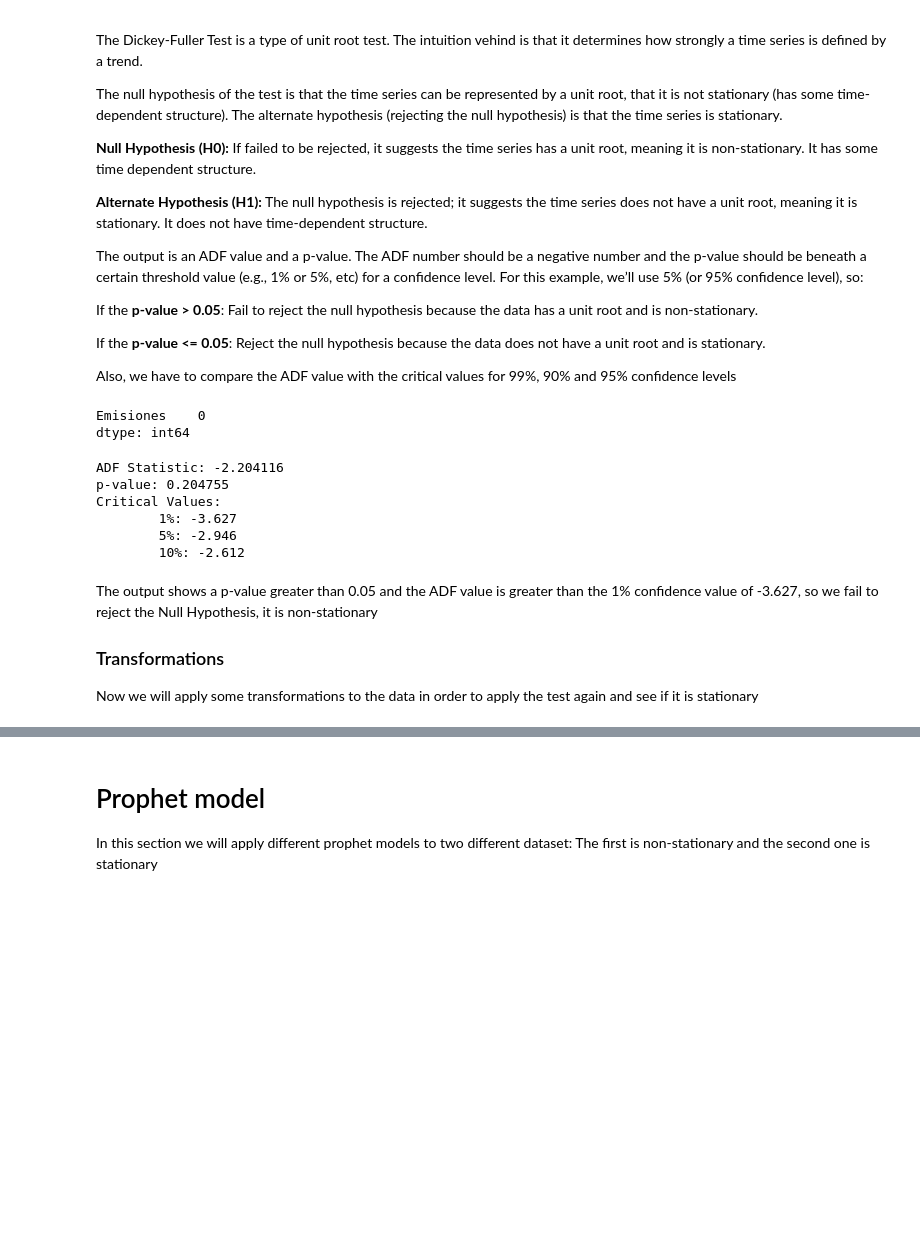
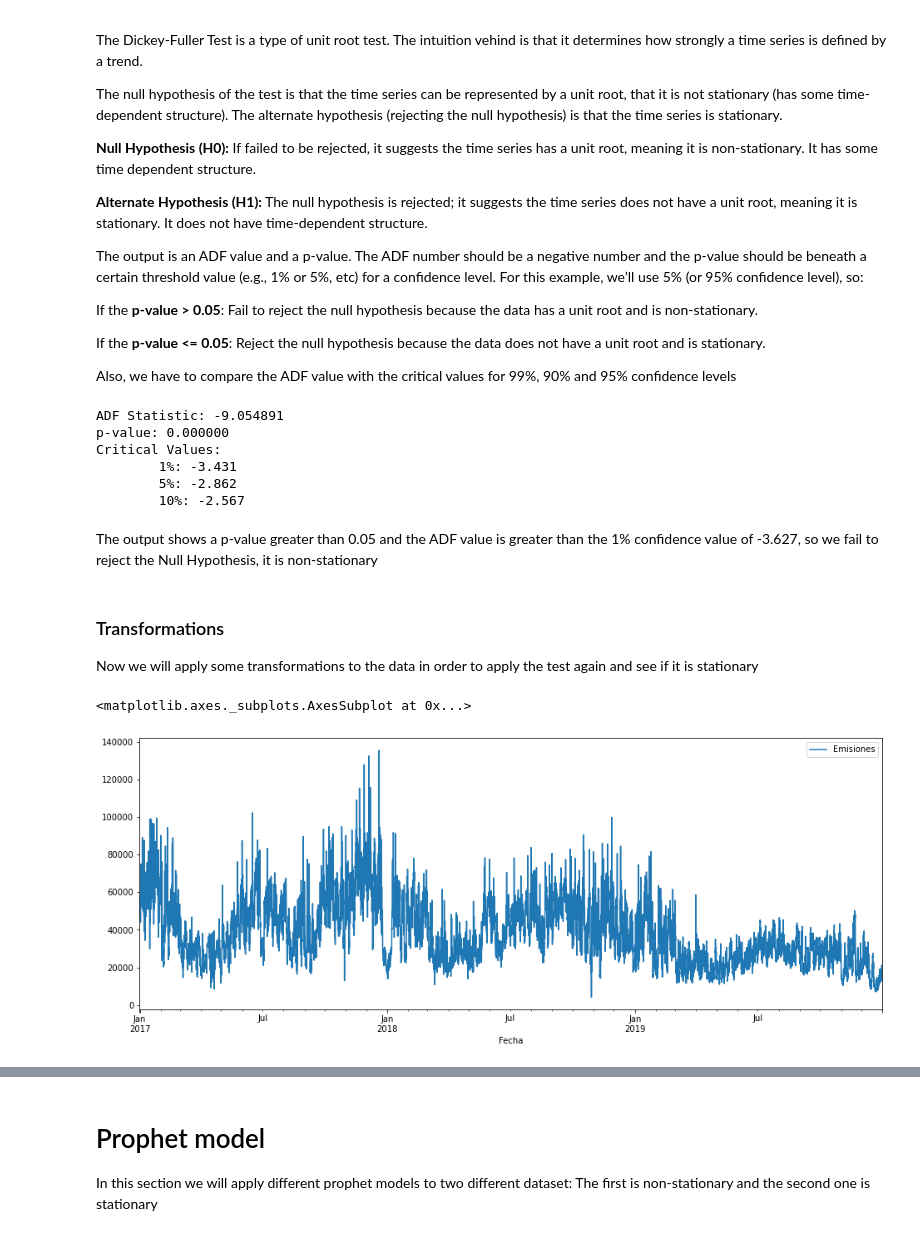
Before and after one commit to hectorLop/CO2_emissions_forecast, a Jupyter notebook: CO2_feature_engineering_and_visualization.ipynb, the cells around one changed output, grey strips where cells are left out. Saved outputs shown, nothing was run; the diff lists cells and outputs as text; code cells hidden in the pictures; blank space fills up the shorter version.

```diff
--- a/CO2_feature_engineering_and_visualization.ipynb
+++ b/CO2_feature_engineering_and_visualization.ipynb
@@ -320,14 +322,9 @@ If the **p-value > 0.05**: Fail to reject the null hypothesis because the data h
 If the **p-value <= 0.05**: Reject the null hypothesis because the data does not have a unit root and is stationary.
 
 Also, we have to compare the ADF value with the critical values for 99%, 90% and 95% confidence levels
-# %%
-dataset_by_hour.isnull().sum()
-# %% [output]
-Emisiones    0
-dtype: int64
 # %%
 # Apply the test on series values
-test_result = adfuller(dataset_by_month)
+test_result = adfuller(dataset_by_hour)
 
 # Output the results
 print('ADF Statistic: %f' % test_result[0])
@@ -336,15 +333,22 @@ print('Critical Values:')
 for key, value in test_result[4].items():
     print('\t%s: %.3f' % (key, value))
 # %% [output]
-ADF Statistic: -2.204116
-p-value: 0.204755
+ADF Statistic: -9.054891
+p-value: 0.000000
 Critical Values:
-        1%: -3.627
-        5%: -2.946
-        10%: -2.612
+        1%: -3.431
+        5%: -2.862
+        10%: -2.567
 # %% [markdown]
 The output shows a p-value greater than 0.05 and the ADF value is greater than the 1% confidence value of -3.627, so we fail to reject the Null Hypothesis, it is non-stationary
-
-### Transformations
-
-Now we will apply some transformations to the data in order to apply the test again and see if it is stationary
+# %% [markdown]
+### Transformations
+
+Now we will apply some transformations to the data in order to apply the test again and see if it is stationary
+# %%
+pyplot.rcParams['figure.figsize']=(16, 6)
+# line plot
+dataset_by_hour.plot()
+# %% [output]
+<matplotlib.axes._subplots.AxesSubplot at 0x...>
+[figure, added]
```
Also changed, not shown: parts of 23 cells of this notebook.
